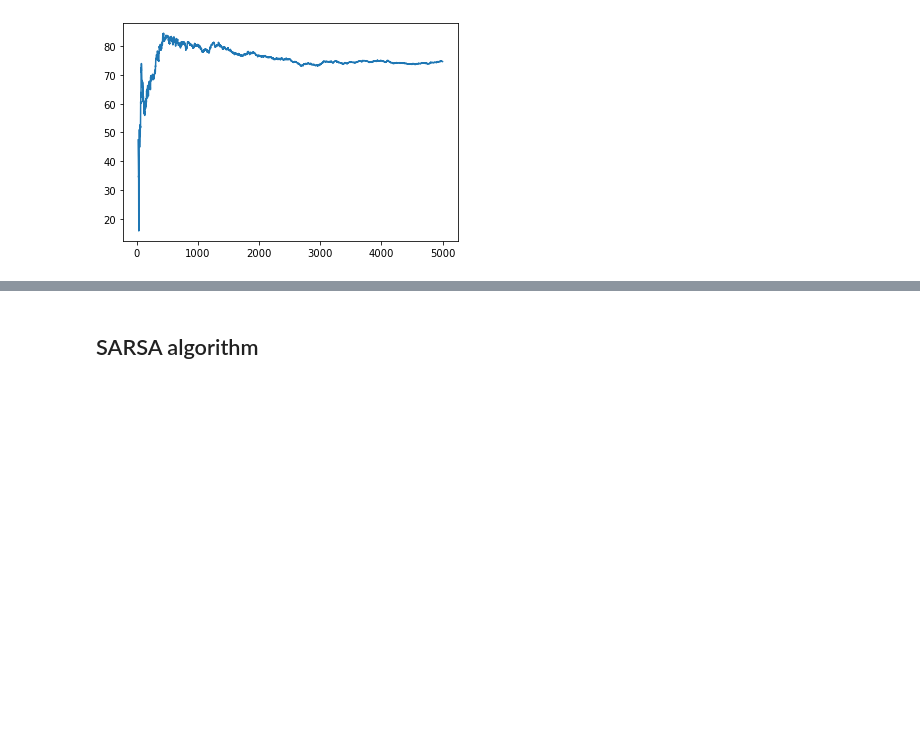
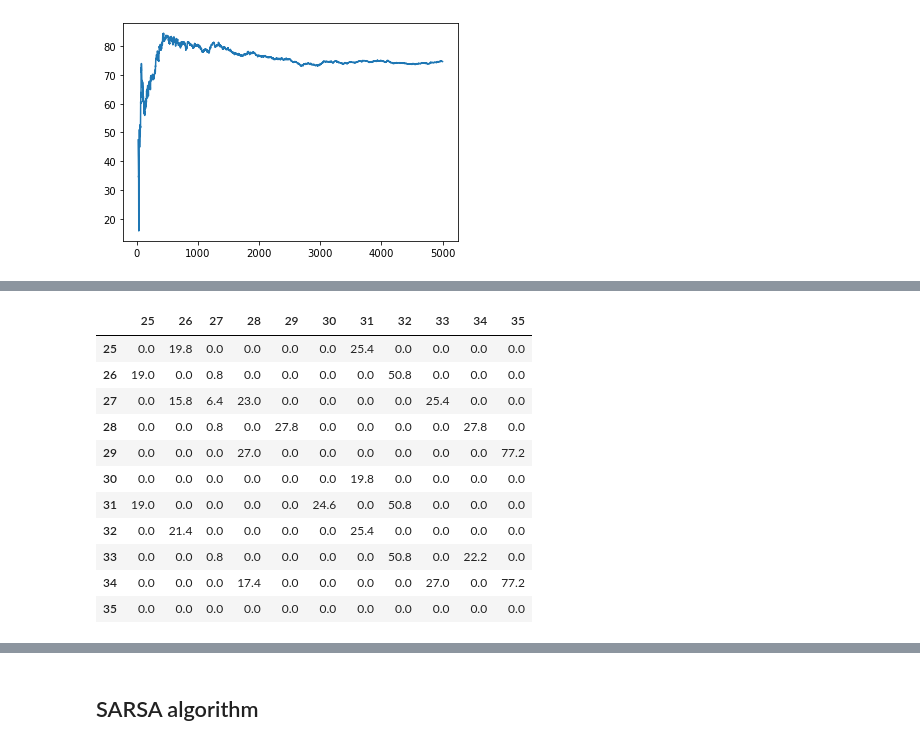
Before and after one commit to alexxcollins/Collins_Adib_INM707_CW, a Jupyter notebook: RobotEnv.ipynb, the cells around one changed output, grey strips where cells are left out. Drawn from its saved outputs; the diff is of its cells as text; code cells hidden in the pictures; blank space fills up the shorter version.

```diff
--- a/RobotEnv.ipynb
+++ b/RobotEnv.ipynb
@@ -39,0 +52,15 @@ plt.plot(np.arange(20, len(Rtot_avg)), Rtot_avg[20:])
+# %%
+q_learning.display_matrix(Q, 25)
+# %% [output]
+|  | 25 | 26 | 27 | 28 | 29 | 30 | 31 | 32 | 33 | 34 | 35 |
+| 25 | 0.0 | 19.8 | 0.0 | 0.0 | 0.0 | 0.0 | 25.4 | 0.0 | 0.0 | 0.0 | 0.0 |
+| 26 | 19.0 | 0.0 | 0.8 | 0.0 | 0.0 | 0.0 | 0.0 | 50.8 | 0.0 | 0.0 | 0.0 |
+| 27 | 0.0 | 15.8 | 6.4 | 23.0 | 0.0 | 0.0 | 0.0 | 0.0 | 25.4 | 0.0 | 0.0 |
+| 28 | 0.0 | 0.0 | 0.8 | 0.0 | 27.8 | 0.0 | 0.0 | 0.0 | 0.0 | 27.8 | 0.0 |
+| 29 | 0.0 | 0.0 | 0.0 | 27.0 | 0.0 | 0.0 | 0.0 | 0.0 | 0.0 | 0.0 | 77.2 |
+| 30 | 0.0 | 0.0 | 0.0 | 0.0 | 0.0 | 0.0 | 19.8 | 0.0 | 0.0 | 0.0 | 0.0 |
+| 31 | 19.0 | 0.0 | 0.0 | 0.0 | 0.0 | 24.6 | 0.0 | 50.8 | 0.0 | 0.0 | 0.0 |
+| 32 | 0.0 | 21.4 | 0.0 | 0.0 | 0.0 | 0.0 | 25.4 | 0.0 | 0.0 | 0.0 | 0.0 |
+| 33 | 0.0 | 0.0 | 0.8 | 0.0 | 0.0 | 0.0 | 0.0 | 50.8 | 0.0 | 22.2 | 0.0 |
+| 34 | 0.0 | 0.0 | 0.0 | 17.4 | 0.0 | 0.0 | 0.0 | 0.0 | 27.0 | 0.0 | 77.2 |
+| 35 | 0.0 | 0.0 | 0.0 | 0.0 | 0.0 | 0.0 | 0.0 | 0.0 | 0.0 | 0.0 | 0.0 |
```
Also changed, not shown: parts of 7 cells of this notebook, 1 other file.
